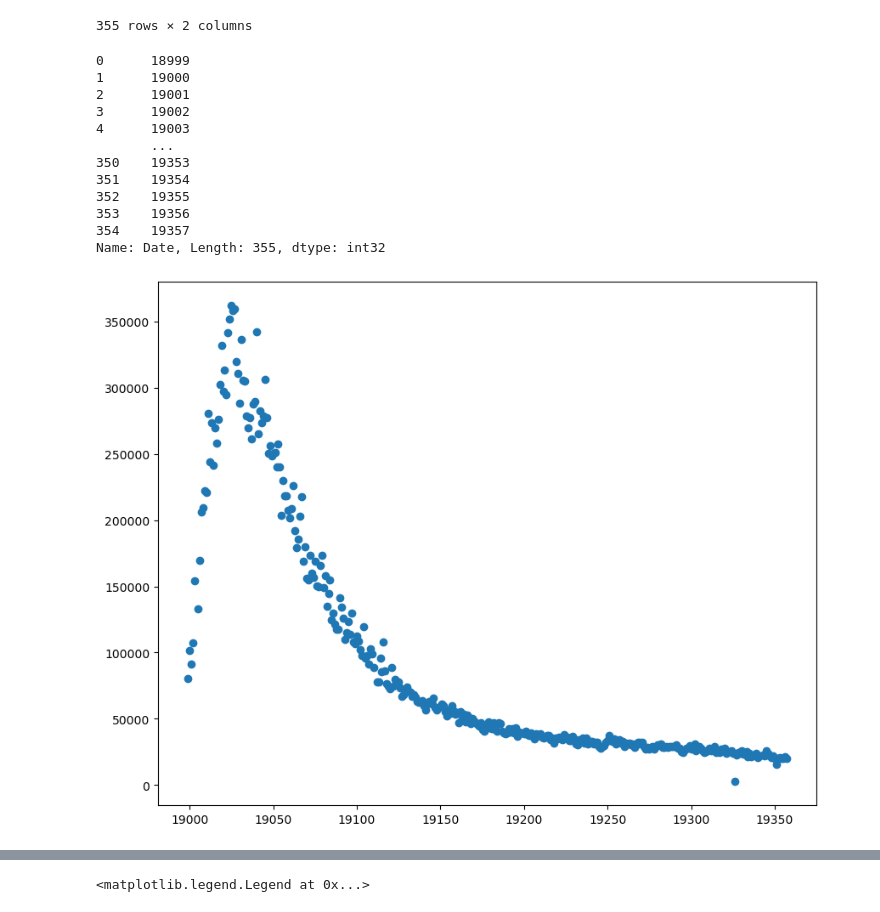
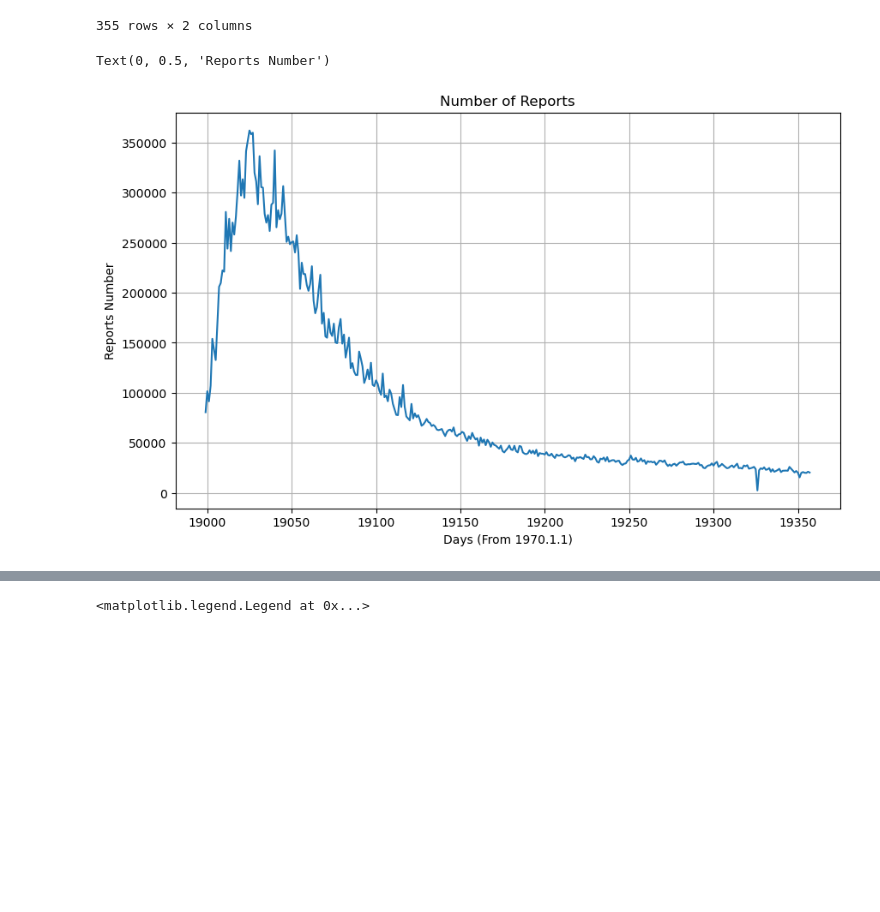
Before and after one commit to Xianyu39/MCMA2023, a Jupyter notebook: Problem1/Problem1.ipynb, the cells around one changed output, grey strips where cells are left out. Cells and saved outputs as stored; diff of their text form; code cells hidden in the pictures; blank space fills up the shorter version.

```diff
--- a/Problem1/Problem1.ipynb
+++ b/Problem1/Problem1.ipynb
@@ -23,27 +32,20 @@ dateAndrepos
 # %%
 # 时间数字化
 date = dateAndrepos['Date'].apply(lambda x:pd.to_datetime(x))
 date=(pd.to_numeric(pd.to_datetime(date))/(3600*24*1e9)).astype(int)
 repos=dateAndrepos['Number of  reported results']
 
-plt.figure(figsize=(10, 8))
+plt.figure(figsize=(10, 6))
 
-plt.scatter(date, dateAndrepos['Number of  reported results'])
-date
+plt.plot(date, dateAndrepos['Number of  reported results'])
+plt.grid(True)
+# plt.legend()
+plt.title("Number of Reports")
+plt.xlabel("Days (From 1970.1.1)")
+plt.ylabel("Reports Number")
 # %% [output]
-0      18999
-1      19000
-2      19001
-3      19002
-4      19003
-       ...
-350    19353
-351    19354
-352    19355
-353    19356
-354    19357
-Name: Date, Length: 355, dtype: int32
+Text(0, 0.5, 'Reports Number')
-[figure, old version]
+[figure, new version]
 # %%
 # 平稳性检验
 import statsmodels.api as sm
```
Also changed, not shown: parts of 15 cells of this notebook, 7 other files.
